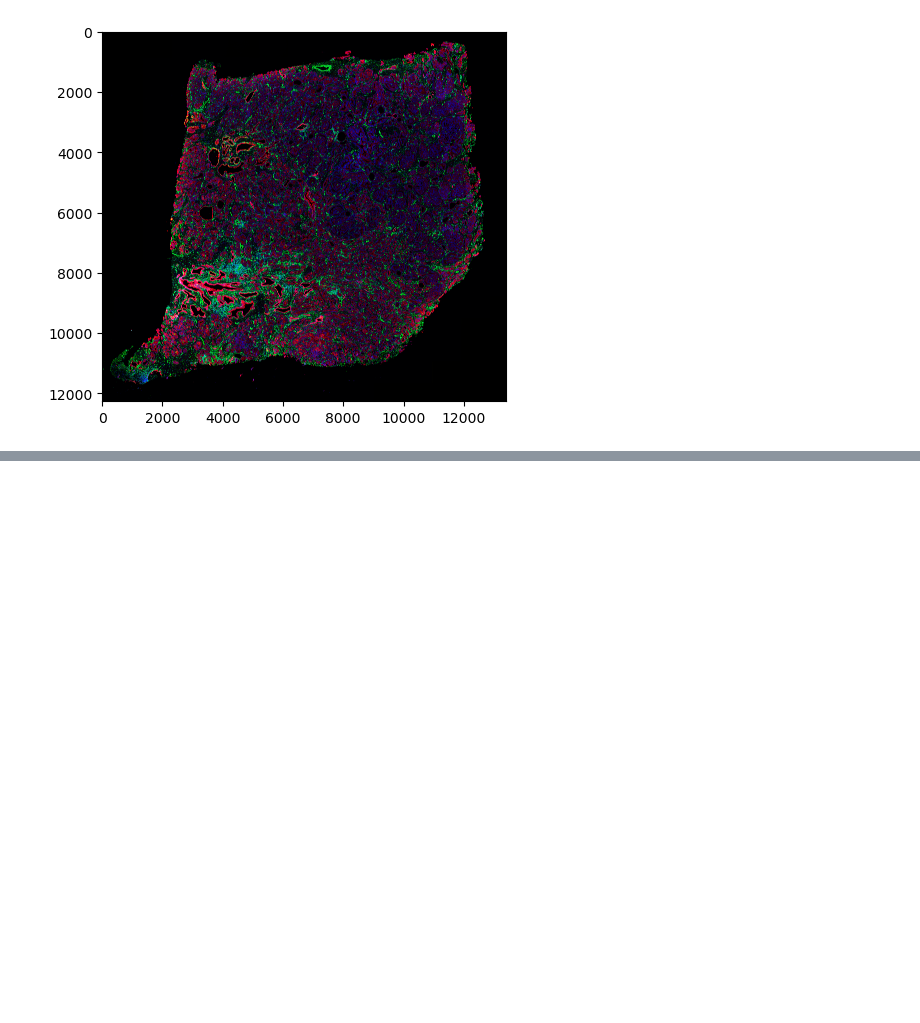
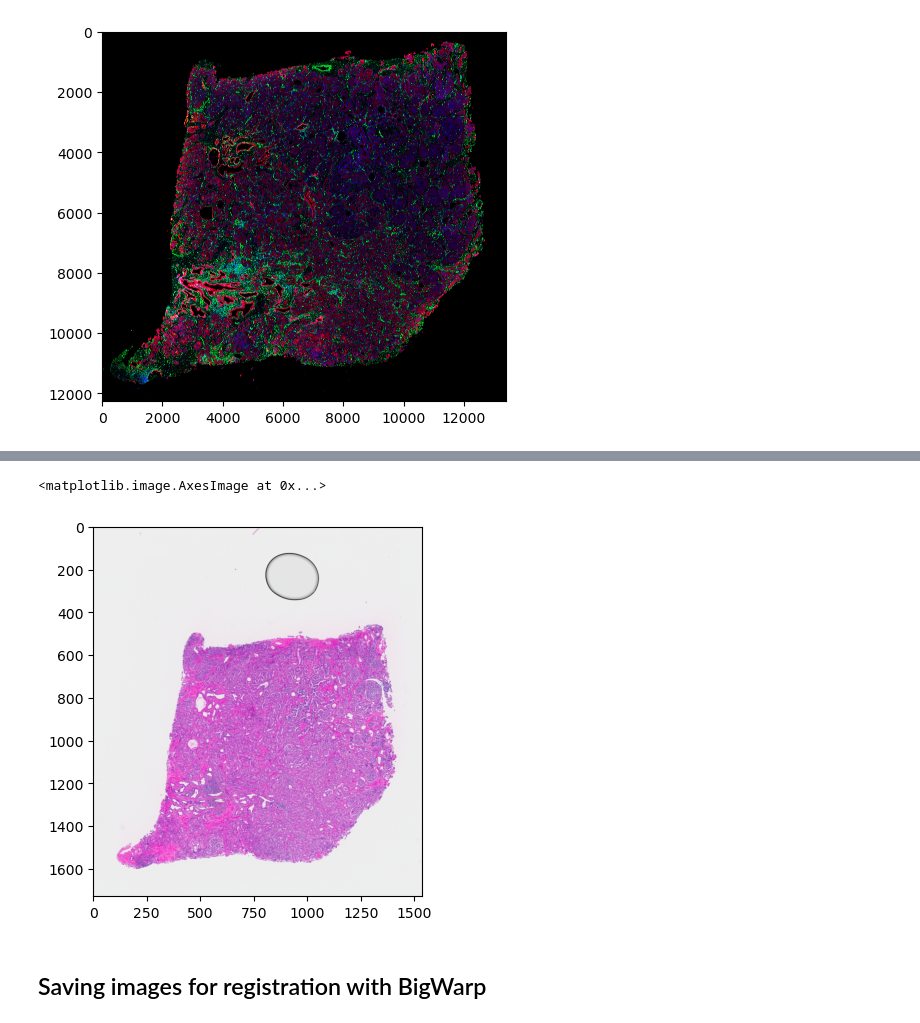
Before and after one commit to ding-lab/ding-lab-spatial, a Jupyter notebook: 3d_analysis/serial_section_registration.ipynb, the cells around one changed output, grey strips where cells are left out. Saved outputs shown, nothing was run; the diff lists cells and outputs as text; code cells hidden in the pictures; blank space fills up the shorter version.

```diff
--- a/3d_analysis/serial_section_registration.ipynb
+++ b/3d_analysis/serial_section_registration.ipynb
@@ -234,0 +368,7 @@ plt.imshow(rgb)
+# %%
+plt.imshow(x[::10, ::10]) # downsampling for faster visualization
+# %% [output]
+<matplotlib.image.AxesImage at 0x...>
+[figure, added]
+# %% [markdown]
+## Saving images for registration with BigWarp
```
Also changed, not shown: parts of 48 cells of this notebook, 1 other file.
